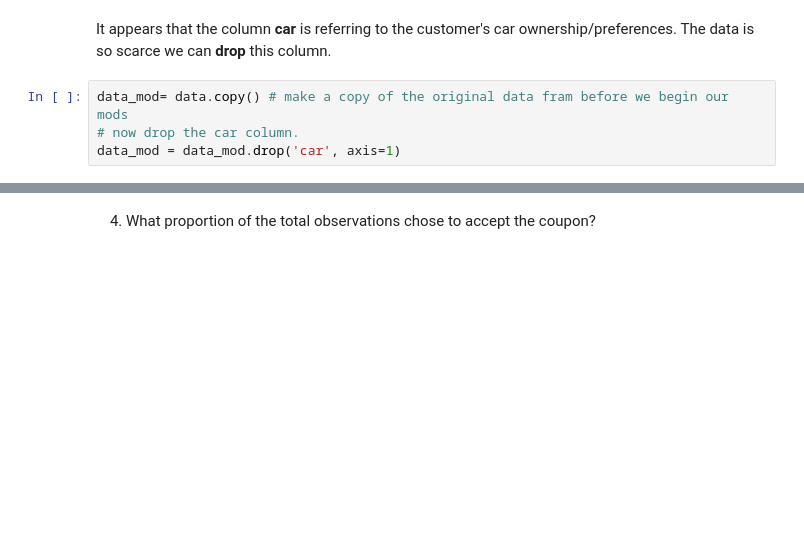
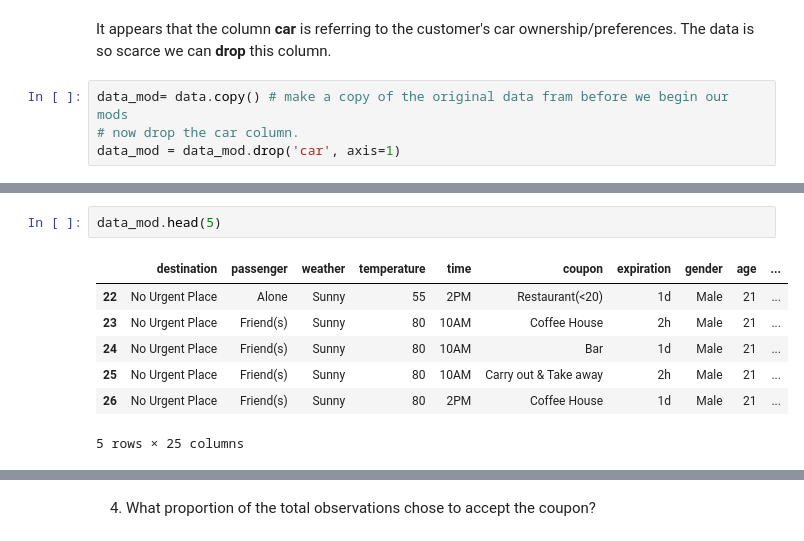
Before and after one commit to jeffreylgoode/Coupon_Project, a Jupyter notebook: Coupon_Project.ipynb, the cells around one changed output, grey strips where cells are left out. Saved outputs shown, nothing was run; the diff lists cells and outputs as text; blank space fills up the shorter version.

```diff
--- a/Coupon_Project.ipynb
+++ b/Coupon_Project.ipynb
@@ -171,3 +176,13 @@ temperature             0
 weather                 0
 Y                       0
 dtype: int64
+# %%
+data_mod.head(5)
+# %% [output]
+|  | destination | passenger | weather | temperature | time | coupon | expiration | gender | age | ... |
+| 22 | No Urgent Place | Alone | Sunny | 55 | 2PM | Restaurant(<20) | 1d | Male | 21 | ... |
+| 23 | No Urgent Place | Friend(s) | Sunny | 80 | 10AM | Coffee House | 2h | Male | 21 | ... |
+| 24 | No Urgent Place | Friend(s) | Sunny | 80 | 10AM | Bar | 1d | Male | 21 | ... |
+| 25 | No Urgent Place | Friend(s) | Sunny | 80 | 10AM | Carry out & Take away | 2h | Male | 21 | ... |
+| 26 | No Urgent Place | Friend(s) | Sunny | 80 | 2PM | Coffee House | 1d | Male | 21 | ... |
+5 rows × 25 columns
```
Also changed, not shown: parts of 19 cells of this notebook.
